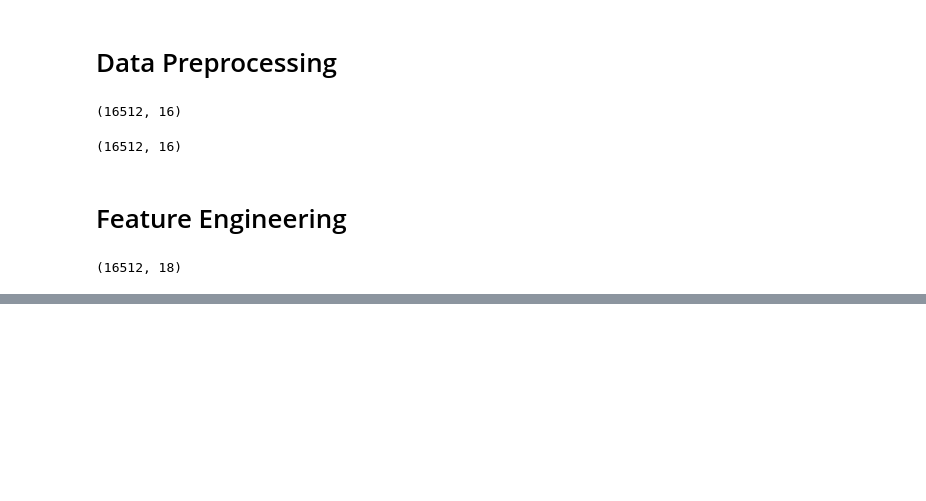
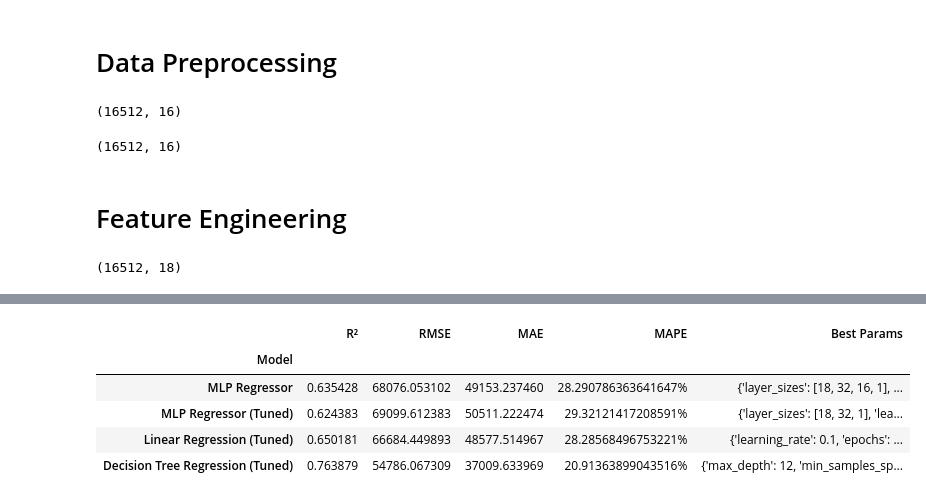
Before and after one commit to itsanhkhoi12/UTH-MACHINE-LEARNING-ASSIGNMENTS-GR02, a Jupyter notebook: practice_4/lab04.ipynb, the cells around one changed output, grey strips where cells are left out. Saved outputs shown, nothing was run; the diff lists cells and outputs as text; code cells hidden in the pictures; blank space fills up the shorter version.

```diff
--- a/practice_4/lab04.ipynb
+++ b/practice_4/lab04.ipynb
@@ -648,0 +728,4 @@ X_train.shape
+# %%
+y_pred = mlp_model.predict(X_test)
+# %%
+y_pred_real =scaler_y.inverse_transform(y_pred)
@@ -648,0 +747,12 @@ X_train.shape
+# %%
+baseline_results = []
+baseline_metrics = {
+    'R²'    : r2,
+    'RMSE' : rmse,
+    'MAE'  : mae,
+    'MAPE' : str(mape) + '%'
+}
+baseline_metrics['Model'] = 'MLP Regressor'
+baseline_metrics['Best Params'] = str(mlp_model.get_params())
+baseline_results.append(baseline_metrics)
+df_baseline = pd.DataFrame(baseline_results).set_index('Model')
@@ -648,0 +914,35 @@ X_train.shape
+# %%
+dtr_model = DTR(max_depth=12, min_samples_split=100,min_samples_leaf=50)
+dtr_model.fit(X_train, y_train)
+
+tuned_models["Decision Tree Regression"] = dtr_model
+
+y_pred_test = dtr_model.predict(X_test)
+y_pred_real = scaler_y.inverse_transform(y_pred_test.reshape(-1, 1))
+
+r2   = r2_score(y_test_raw_real, y_pred_real)
+rmse = np.sqrt(mean_squared_error(y_test_raw_real, y_pred_real))
+mae  = mean_absolute_error(y_test_raw_real, y_pred_real)
+mape = mean_absolute_percentage_error(y_test_raw_real, y_pred_real) * 100
+metrics = {
+    'R²'    : r2,
+    'RMSE' : rmse,
+    'MAE'  : mae,
+    'MAPE' : str(mape) + '%'
+}
+best_params = {'max_depth': 12, 'min_samples_split': 100, 'min_samples_leaf': 50}
+metrics['Model'] = "Decision Tree Regression (Tuned)"
+metrics['Best Params'] = str(best_params)
+tuned_results.append(metrics)
+# %%
+df_tuned = pd.DataFrame(tuned_results).set_index('Model')
+
+df_final_comparison = pd.concat([df_baseline, df_tuned])
+display(df_final_comparison)
+# %% [output]
+|  | R² | RMSE | MAE | MAPE | Best Params |
+| Model |  |  |  |  |  |
+| MLP Regressor | 0.635428 | 68076.053102 | 49153.237460 | 28.290786363641647% | {'layer_sizes': [18, 32, 16, 1], ... |
+| MLP Regressor (Tuned) | 0.624383 | 69099.612383 | 50511.222474 | 29.32121417208591% | {'layer_sizes': [18, 32, 1], 'lea... |
+| Linear Regression (Tuned) | 0.650181 | 66684.449893 | 48577.514967 | 28.28568496753221% | {'learning_rate': 0.1, 'epochs': ... |
+| Decision Tree Regression (Tuned) | 0.763879 | 54786.067309 | 37009.633969 | 20.91363899043516% | {'max_depth': 12, 'min_samples_sp... |
```
Also changed, not shown: parts of 16 cells of this notebook, 1 other file.
